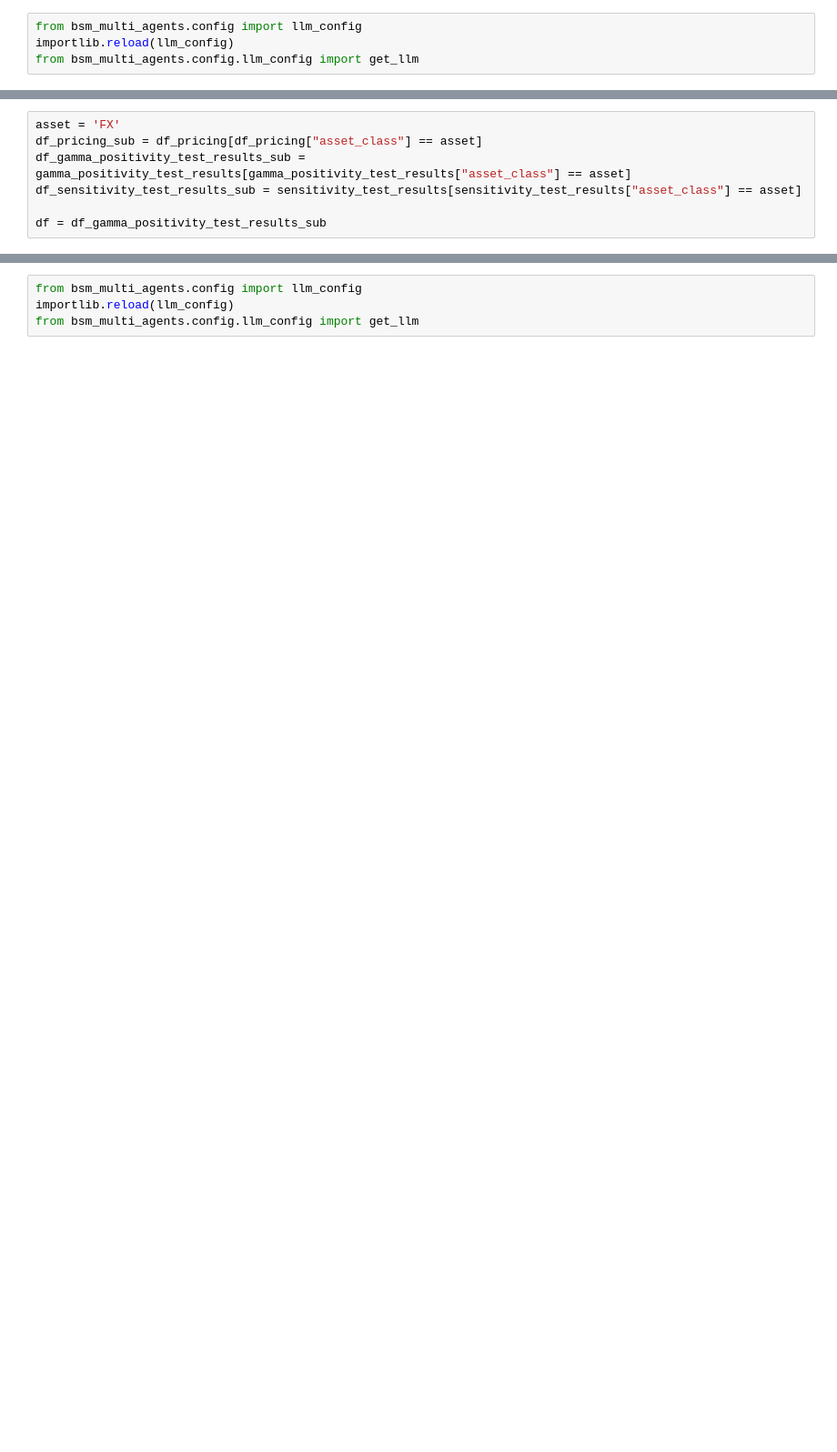
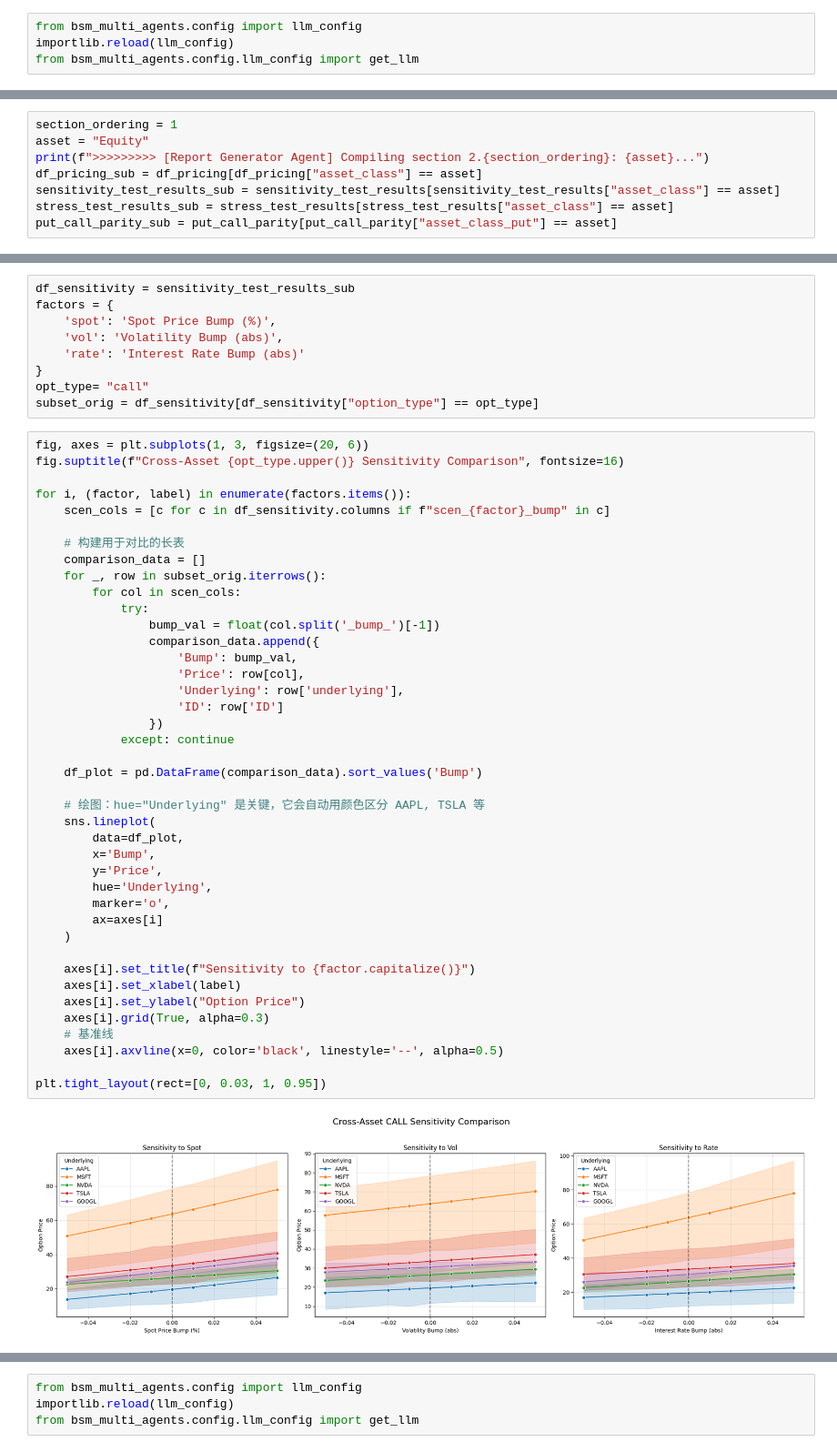
Before and after one commit to davidzgu/model_doc_automation, a Jupyter notebook: notebooks/dev/dev_multi_agent_mcp_2.0.ipynb, the cells around one changed output, grey strips where cells are left out. Shown at 91% size. Cells and saved outputs as stored; diff of their text form; blank space fills up the shorter version.

```diff
--- a/notebooks/dev/dev_multi_agent_mcp_2.0.ipynb
+++ b/notebooks/dev/dev_multi_agent_mcp_2.0.ipynb
@@ -1283,7 +1262,8 @@ llm = get_llm()
 # %%
-asset = 'FX'
+section_ordering = 1
+asset = "Equity"
+print(f">>>>>>>>> [Report Generator Agent] Compiling section 2.{section_ordering}: {asset}...")
 df_pricing_sub = df_pricing[df_pricing["asset_class"] == asset]
-df_gamma_positivity_test_results_sub = gamma_positivity_test_results[gamma_positivity_test_results["asset_class"] == asset]
-df_sensitivity_test_results_sub = sensitivity_test_results[sensitivity_test_results["asset_class"] == asset]
-
-df = df_gamma_positivity_test_results_sub
+sensitivity_test_results_sub = sensitivity_test_results[sensitivity_test_results["asset_class"] == asset]
+stress_test_results_sub = stress_test_results[stress_test_results["asset_class"] == asset]
+put_call_parity_sub = put_call_parity[put_call_parity["asset_class_put"] == asset]
@@ -1332 +1272,53 @@ Quantitatively, 56.25% of options (36/64) had time to expiration under 1 year, w
+# %%
+df_sensitivity = sensitivity_test_results_sub
+factors = {
+    'spot': 'Spot Price Bump (%)',
+    'vol': 'Volatility Bump (abs)',
+    'rate': 'Interest Rate Bump (abs)'
+}
+opt_type= "call"
+subset_orig = df_sensitivity[df_sensitivity["option_type"] == opt_type]
+# %%
+fig, axes = plt.subplots(1, 3, figsize=(20, 6))
+fig.suptitle(f"Cross-Asset {opt_type.upper()} Sensitivity Comparison", fontsize=16)
+
+for i, (factor, label) in enumerate(factors.items()):
+    scen_cols = [c for c in df_sensitivity.columns if f"scen_{factor}_bump" in c]
+
+    # 构建用于对比的长表
+    comparison_data = []
+    for _, row in subset_orig.iterrows():
+        for col in scen_cols:
+            try:
+                bump_val = float(col.split('_bump_')[-1])
+                comparison_data.append({
+                    'Bump': bump_val,
+                    'Price': row[col],
+                    'Underlying': row['underlying'],
+                    'ID': row['ID']
+                })
+            except: continue
+
+    df_plot = pd.DataFrame(comparison_data).sort_values('Bump')
+
+    # 绘图：hue="Underlying" 是关键，它会自动用颜色区分 AAPL, TSLA 等
+    sns.lineplot(
+        data=df_plot,
+        x='Bump',
+        y='Price',
+        hue='Underlying',
+        marker='o',
+        ax=axes[i]
+    )
+
+    axes[i].set_title(f"Sensitivity to {factor.capitalize()}")
+    axes[i].set_xlabel(label)
+    axes[i].set_ylabel("Option Price")
+    axes[i].grid(True, alpha=0.3)
+    # 基准线
+    axes[i].axvline(x=0, color='black', linestyle='--', alpha=0.5)
+
+plt.tight_layout(rect=[0, 0.03, 1, 0.95])
+# %% [output]
+[figure, added]
 # %% [markdown]
```
Also changed, not shown: parts of 53 cells of this notebook, 13 other files.
